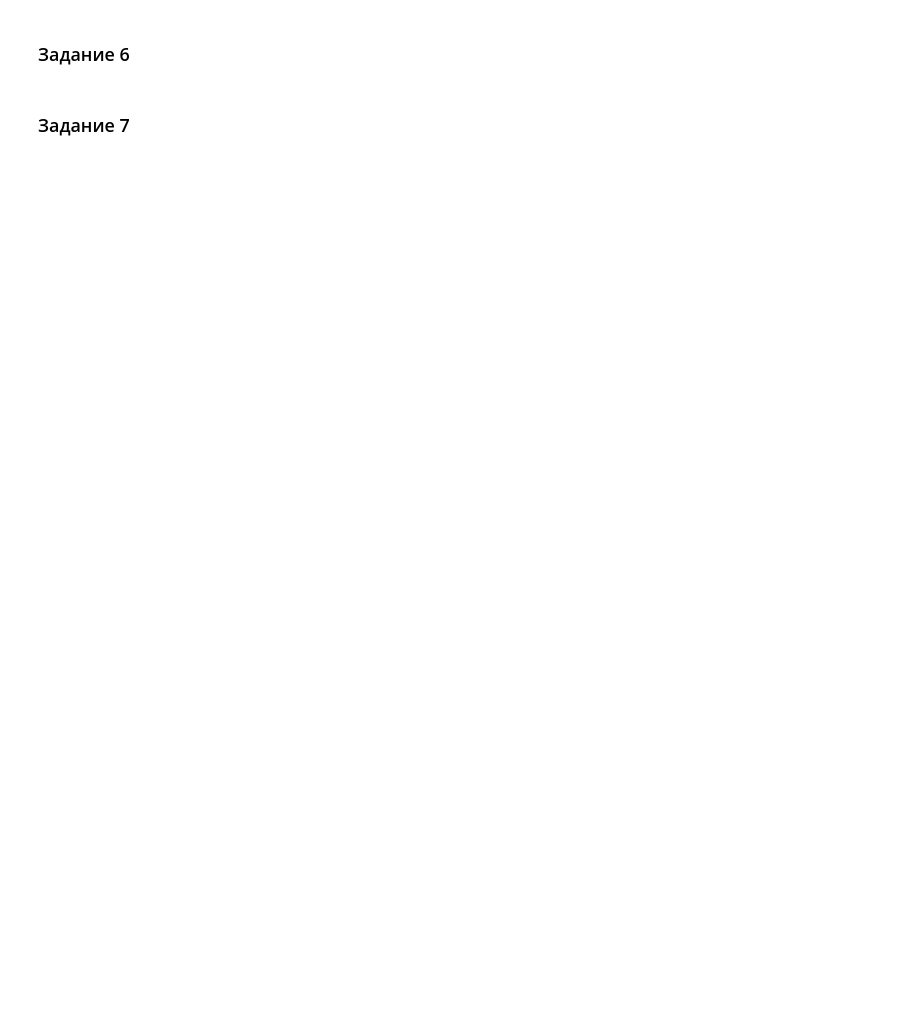
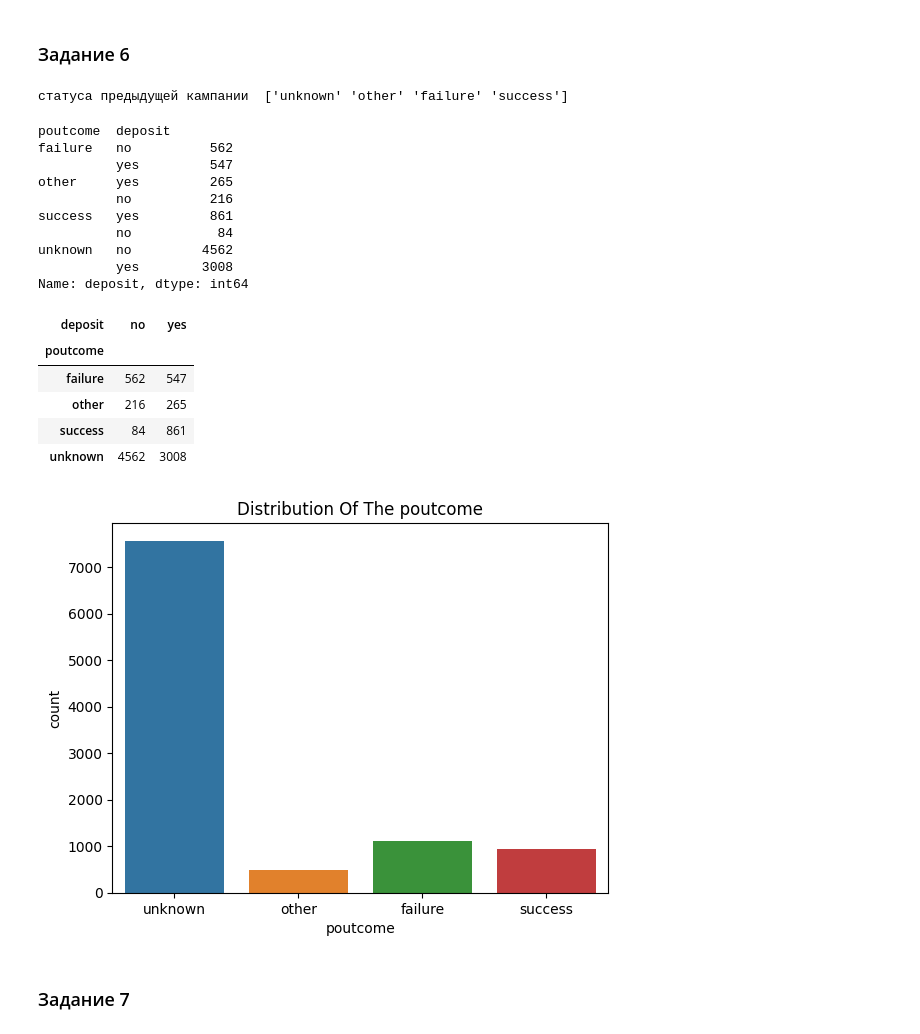
Before and after one commit to kdunaev-a10/SkillFactory-DTS, a Jupyter notebook: project_4/Project_4_ML.ipynb, the cells around one changed output. Saved outputs shown, nothing was run; the diff lists cells and outputs as text; code cells hidden in the pictures; blank space fills up the shorter version.

```diff
--- a/project_4/Project_4_ML.ipynb
+++ b/project_4/Project_4_ML.ipynb
@@ -246,6 +386,33 @@ lower_bound:-2241.0,  upper_bound:4063.0
 # %%
 # Узнайте, для какого статуса предыдущей маркетинговой кампании успех в текущей превалирует над количеством неудач.
 # ваш код
+print("статуса предыдущей кампании ", cleaned['poutcome'].unique())
+display(cleaned.groupby(['poutcome'])['deposit'].value_counts())
+display(cleaned.groupby(['poutcome'])['deposit'].value_counts().unstack())
+
+
+pl = sns.countplot(x=cleaned['poutcome'])
+pl.set_title("Distribution Of The poutcome")
+plt.show()
+# %% [output]
+статуса предыдущей кампании  ['unknown' 'other' 'failure' 'success']
+poutcome  deposit
+failure   no          562
+          yes         547
+other     yes         265
+          no          216
+success   yes         861
+          no           84
+unknown   no         4562
+          yes        3008
+Name: deposit, dtype: int64
+| deposit | no | yes |
+| poutcome |  |  |
+| failure | 562 | 547 |
+| other | 216 | 265 |
+| success | 84 | 861 |
+| unknown | 4562 | 3008 |
+[figure, added]
 # %% [markdown]
 ### Задание 7
 # %%
```
Also changed, not shown: parts of 22 cells of this notebook, 1 other file.
